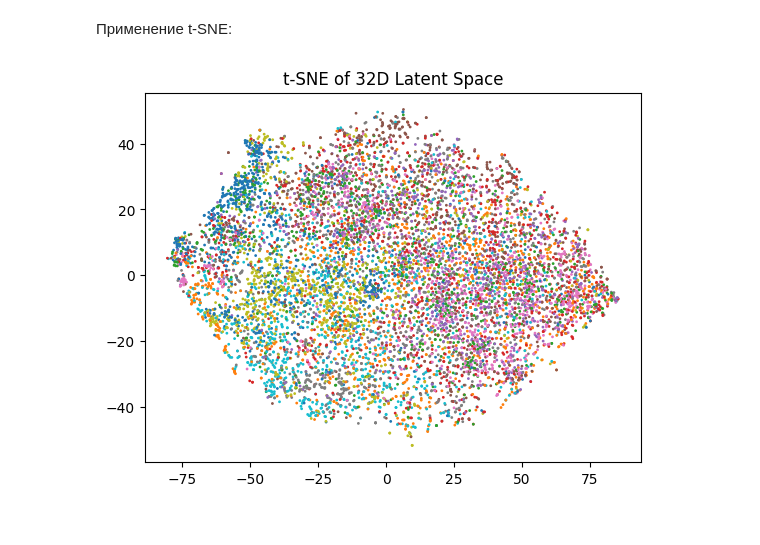
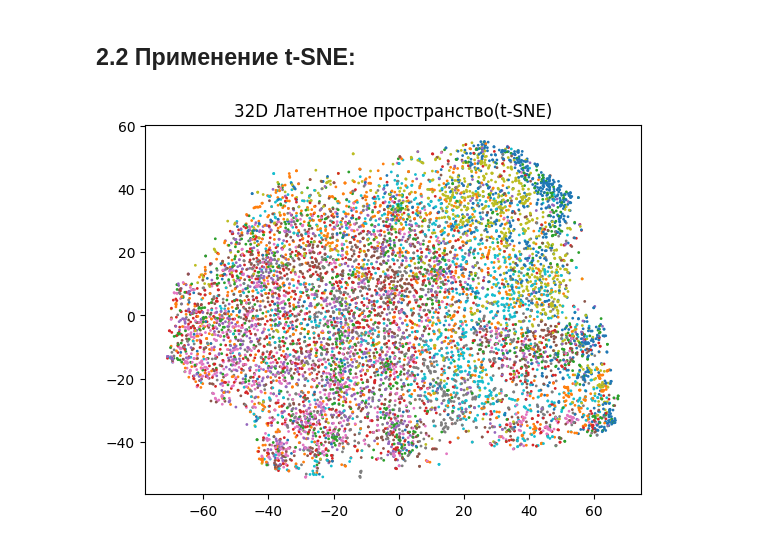
Before and after one commit to kharit74/OtusCV, a Jupyter notebook: Lesson 24/Homework/VAE.ipynb, the cells around one changed output. Cells and saved outputs as stored; diff of their text form; code cells hidden in the pictures.

```diff
--- a/Lesson 24/Homework/VAE.ipynb
+++ b/Lesson 24/Homework/VAE.ipynb
@@ -31,5 +40,5 @@ transform = transforms.Compose([transforms.ToTensor()])
 train_dataset = datasets.CIFAR10(root='./data', train=True, download=True, transform=transform)
 train_loader = torch.utils.data.DataLoader(train_dataset, batch_size=256, shuffle=True)
 test_dataset = datasets.CIFAR10(root='./data', train=False,download=True,transform=transform)
-test_loader = torch.utils.data.DataLoader(test_dataset, batch_size=256, shuffle=False)
+test_loader = torch.utils.data.DataLoader(test_dataset, batch_size=256, shuffle=True)
 # %% [markdown]
@@ -183,20 +191,20 @@ Epoch 10, Loss: 0.011635953560471535
 # %% [markdown]
-Применение t-SNE:
+## 2.2 Применение t-SNE:
 # %%
 model_32.eval()
 all_z_32 = []
 with torch.no_grad():
     for data, _ in test_loader:
         data = data.to(device)
         recon, z = model_32(data)
         all_z_32.append(z.cpu())
 all_z_32 = torch.cat(all_z_32).numpy()
 
 tsne = TSNE(n_components=2, random_state=42)
 z_2d = tsne.fit_transform(all_z_32)
 
 plt.scatter(z_2d[:,0], z_2d[:,1], c=all_labels, cmap='tab10', s=1)
-plt.title('t-SNE of 32D Latent Space')
+plt.title('32D Латентное пространство(t-SNE)')
 plt.show()
 # %% [output]
-[figure, old version]
+[figure, new version]
```
Also changed, not shown: parts of 27 cells of this notebook.
